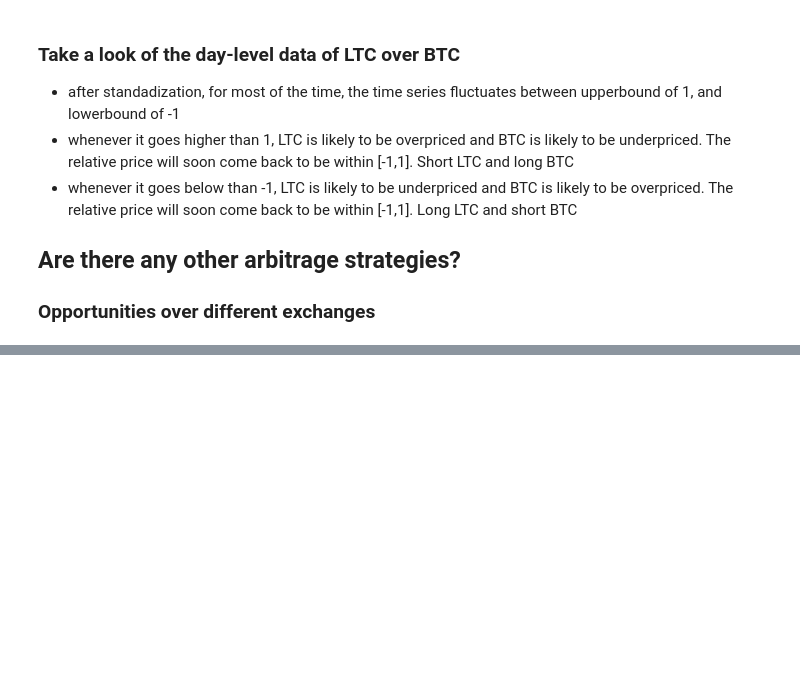
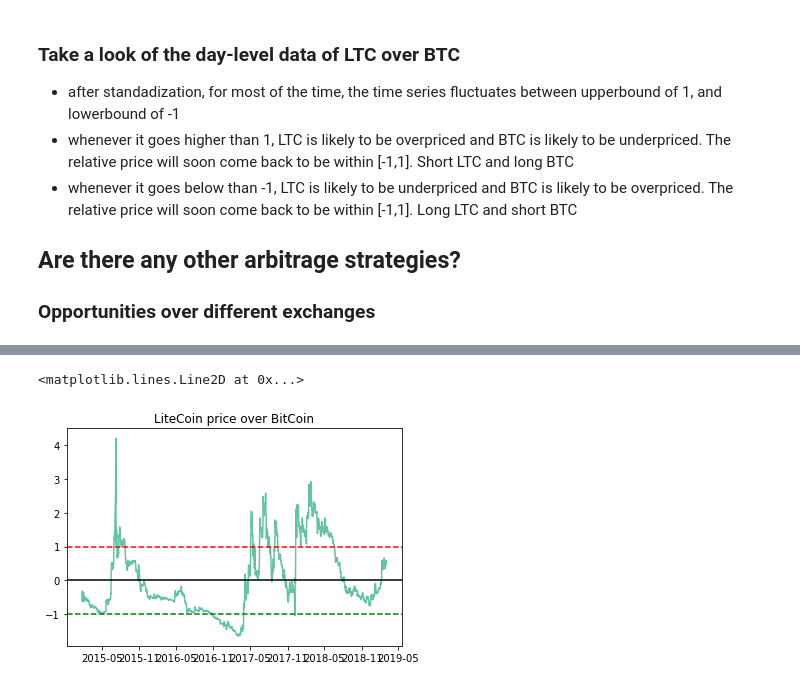
Before and after one commit to ycxmichael/CMPT733_CryptoCurrency_Project, a Jupyter notebook: Feature_Explore_Test.ipynb, the cells around one changed output, grey strips where cells are left out. Saved outputs shown, nothing was run; the diff lists cells and outputs as text; code cells hidden in the pictures; blank space fills up the shorter version.

```diff
--- a/Feature_Explore_Test.ipynb
+++ b/Feature_Explore_Test.ipynb
@@ -219,0 +206,9 @@ plt.axhline(-1.0,color = 'green',linestyle = '--')
+# %%
+plt.plot(standardize(s2))
+plt.title('LiteCoin price over BitCoin')
+plt.axhline(standardize(s2).mean(),color = 'black')
+plt.axhline(1.0,color = 'red',linestyle = '--')
+plt.axhline(-1.0,color = 'green',linestyle = '--')
+# %% [output]
+<matplotlib.lines.Line2D at 0x...>
+[figure, added]
```
Also changed, not shown: parts of 4 cells of this notebook, 2 other files.
